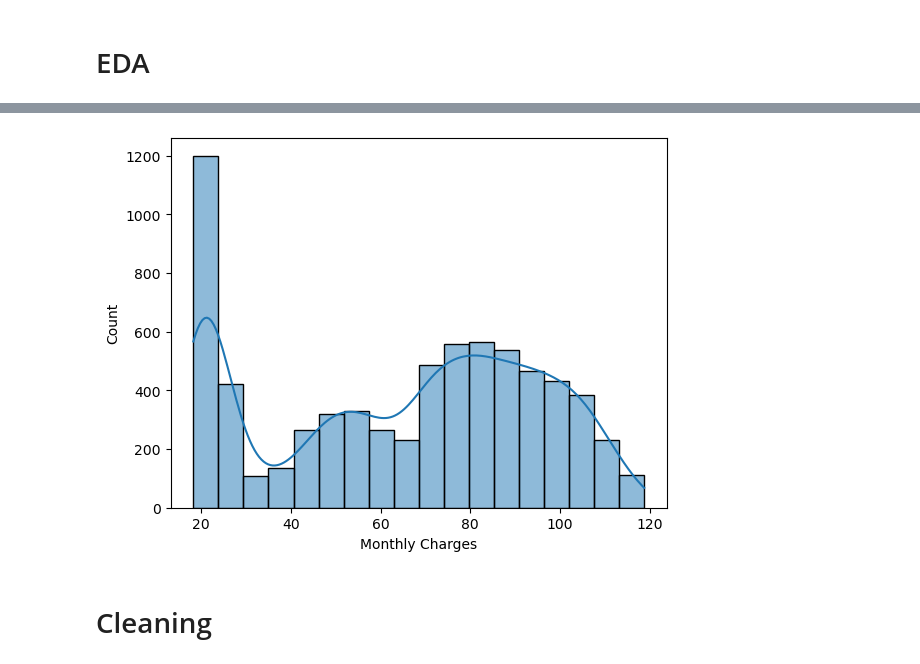
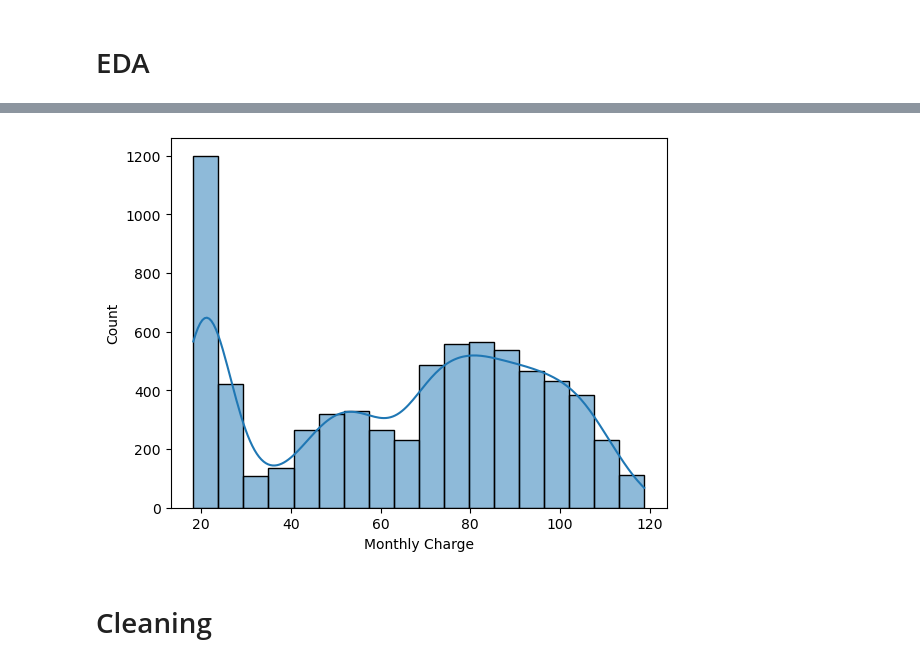
Before and after one commit to aai510-group1/project, a Jupyter notebook: project_paul.ipynb, the cells around one changed output, grey strips where cells are left out. Cells and saved outputs as stored; diff of their text form; code cells hidden in the pictures.

```diff
--- a/project_paul.ipynb
+++ b/project_paul.ipynb
@@ -15,7 +15,7 @@ from xgboost import XGBClassifier
 # Load Dataset
 # %%
 # Load the Telco dataset
-df = pd.read_csv('./Dataset/Telco_Customer_Churn.csv')
+df = pd.read_csv('./Dataset/dataset.csv')
 # drop customer id and location data
 
 df.drop([
@@ -127,7 +125,7 @@ plt.show()
 # %%
-sns.histplot(df['Monthly Charges'], kde=True)
+sns.histplot(df['Monthly Charge'], kde=True)
 plt.show()
 # %% [output]
-[figure, old version]
+[figure, new version]
 # %% [markdown]
 # Cleaning
```
Also changed, not shown: parts of 30 cells of this notebook.
